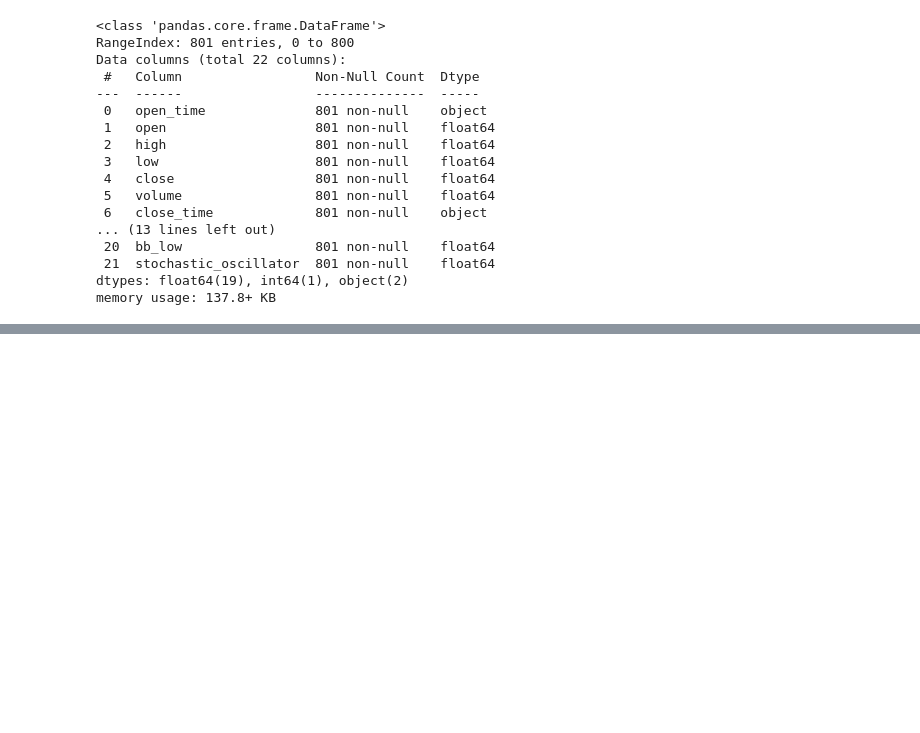
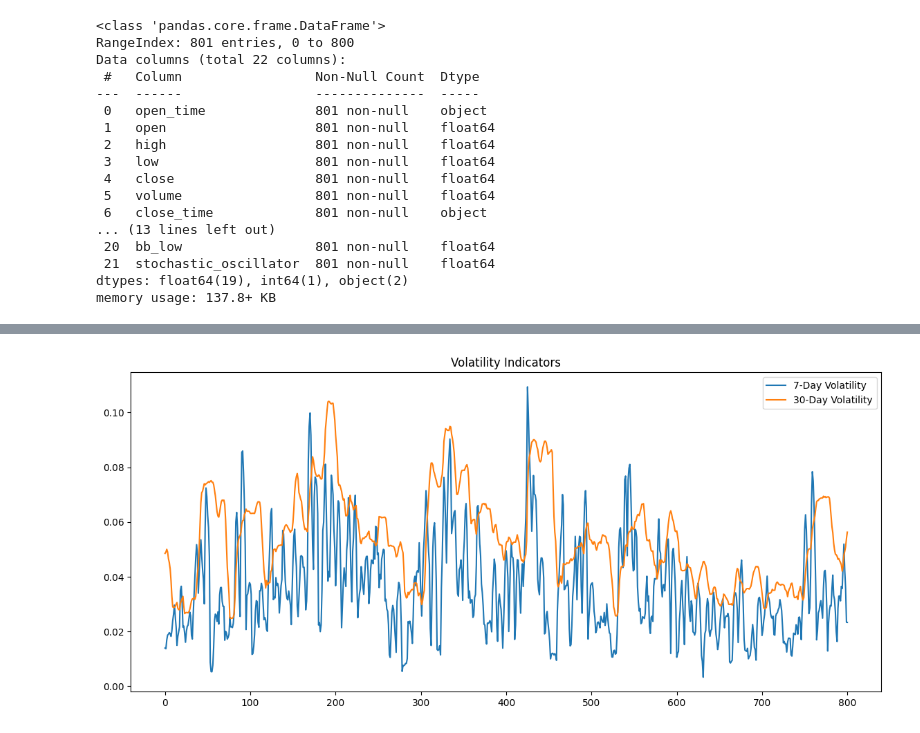
Before and after one commit to gregory-bot/crypto-model-classifier, a Jupyter notebook: notebooks/02_feature_engineering.ipynb, the cells around one changed output, grey strips where cells are left out. Cells and saved outputs as stored; diff of their text form; code cells hidden in the pictures; blank space fills up the shorter version.

```diff
--- a/notebooks/02_feature_engineering.ipynb
+++ b/notebooks/02_feature_engineering.ipynb
@@ -502,0 +573,9 @@ data.to_csv('../data/processed/crypto_data_feature_engineered.csv', index=False)
+# %%
+plt.figure(figsize=(14, 6))
+plt.plot(data['7_day_volatility'], label='7-Day Volatility')
+plt.plot(data['30_day_volatility'], label='30-Day Volatility')
+plt.title("Volatility Indicators")
+plt.legend()
+plt.show()
+# %% [output]
+[figure, added]
```
Also changed, not shown: parts of 18 cells of this notebook, 2 other files.
